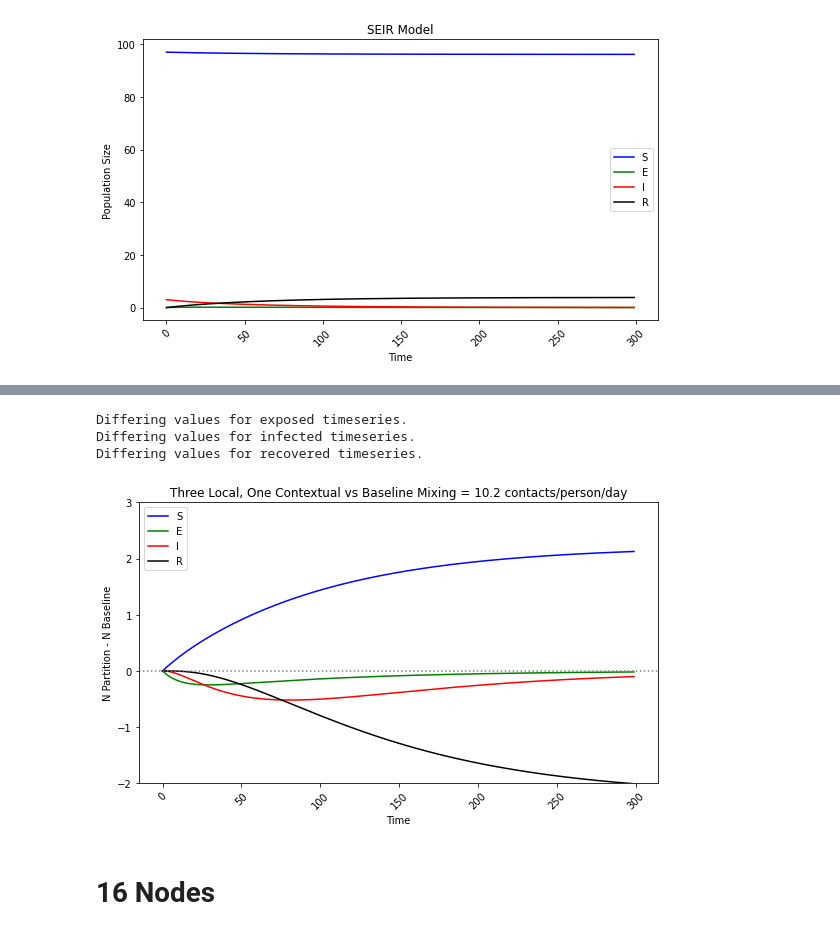
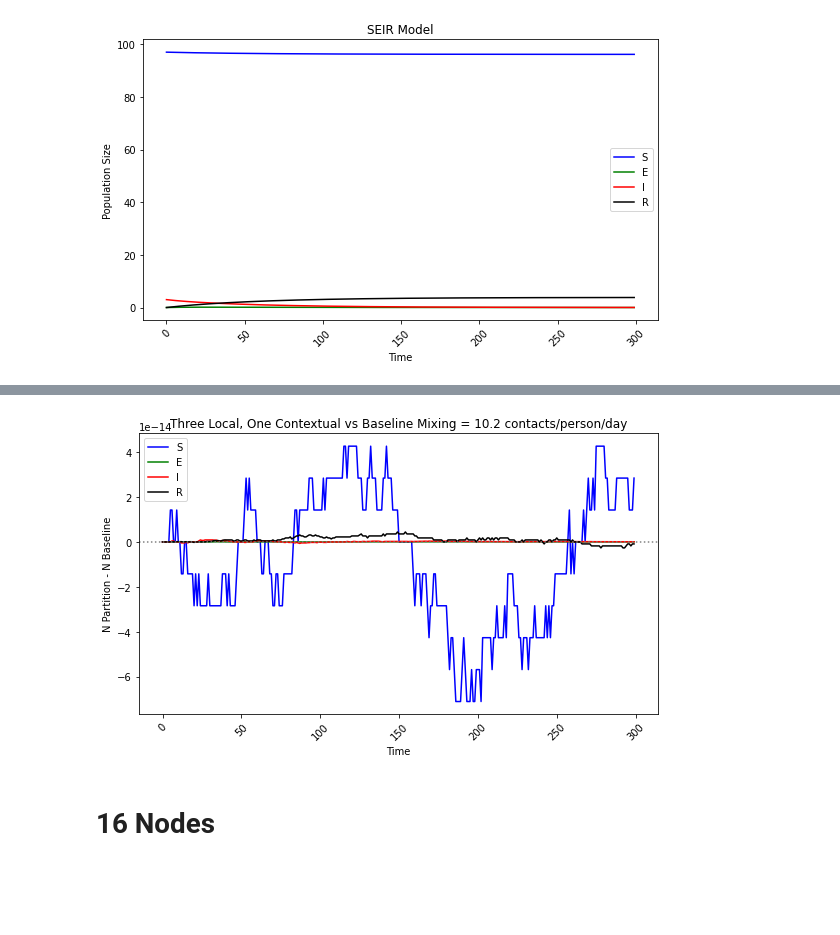
Before and after one commit to UT-Covid/SEIR_Example, a Jupyter notebook: ProbabilisticContactPartitionValidation.ipynb, the cells around one changed output, grey strips where cells are left out. Drawn from its saved outputs; the diff is of its cells as text; code cells hidden in the pictures; blank space fills up the shorter version.

```diff
--- a/ProbabilisticContactPartitionValidation.ipynb
+++ b/ProbabilisticContactPartitionValidation.ipynb
@@ -12,6 +12,10 @@ requirements for model run
 - baseline contact
 - starting population sizes
 - epi params
+# %%
+# validation tolerances:
+abs_tol = 0.001 #0.001 max persons difference
+rel_tol = 0.0005 #0.05% max difference
 # %%
 params_template = {
   "mu": 0.0,
@@ -30,7 +34,8 @@ params_template = {
   "stochastic": "False",
   "n_age": 2,
   "n_nodes": 2,
-  "sim_idx": 0 # single deterministic run
+  "sim_idx": 0, # single deterministic run
+  "interval_per_day": 10
 }
 # %%
 travel = pd.read_csv('inputs/travel2.csv')
@@ -646,30 +625,26 @@ daily_per_capita_contacts           10.2363
 Name: 1, dtype: object
 # %%
-s3_diff_max, e3_diff_max, i3_diff_max, r3_diff_max = test_partition(test3_max_model, ref3_max_model, atol=0.1, rtol=0.09)
+s3_diff_max, e3_diff_max, i3_diff_max, r3_diff_max = test_partition(test3_max_model, ref3_max_model, atol=abs_tol, rtol=rel_tol)
-# %% [output]
-Differing values for exposed timeseries.
-Differing values for infected timeseries.
-Differing values for recovered timeseries.
 # %%
 fig, ax = plt.subplots(1, 1, figsize=(8, 5))
 
 s3_diff_max.plot(ax=ax, color='b')
 e3_diff_max.plot(ax=ax, color='g')
 i3_diff_max.plot(ax=ax, color='r')
 r3_diff_max.plot(ax=ax, color='k')
 
 plt.legend(("S", "E", "I", "R"), loc=0)
 plt.xlabel("Time")
 plt.xticks(rotation=45)
 plt.title("Three Local, One Contextual vs Baseline Mixing = 10.2 contacts/person/day")
 plt.tight_layout()
 plt.ylabel("N Partition - N Baseline")
 plt.axhline(y=0, c='gray', ls='dotted')
-ax.set_ylim(-2, 3)
+#ax.set_ylim(-2, 3)
 
 plt.show()
 # %% [output]
-[figure, old version]
+[figure, new version]
 # %% [markdown]
 # 16 Nodes
 # %%
```
Also changed, not shown: parts of 31 cells of this notebook.
